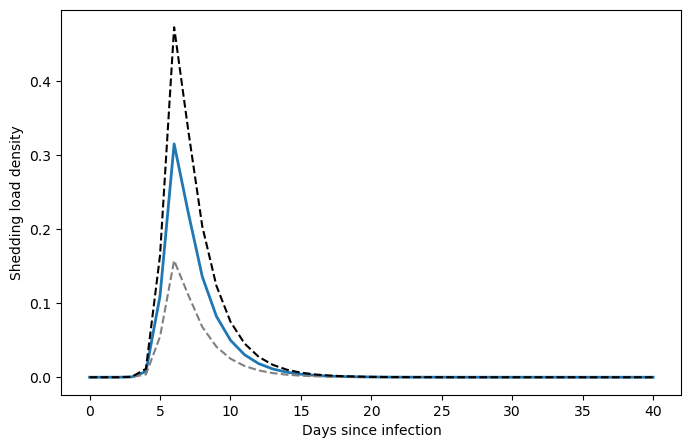
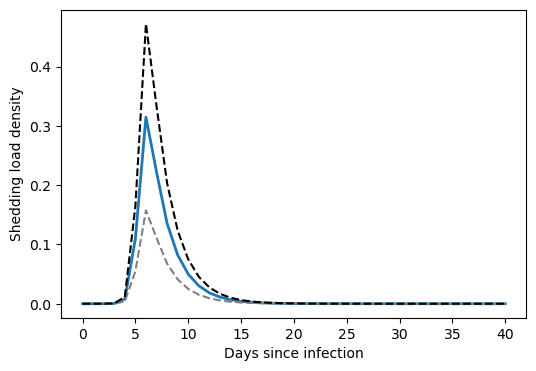
Code edit (unified diff) that turned the first committed figure into the second:
--- before
+++ after
@@ -30,5 +30,5 @@
 
 # Plot
-fig, ax = plt.subplots(figsize=(8, 5))
+fig, ax = plt.subplots(figsize=(6, 4))
 ax.plot(t, S, linewidth=2)
 ax.plot(t, S_low, '--', color='gray')

Commit: plot